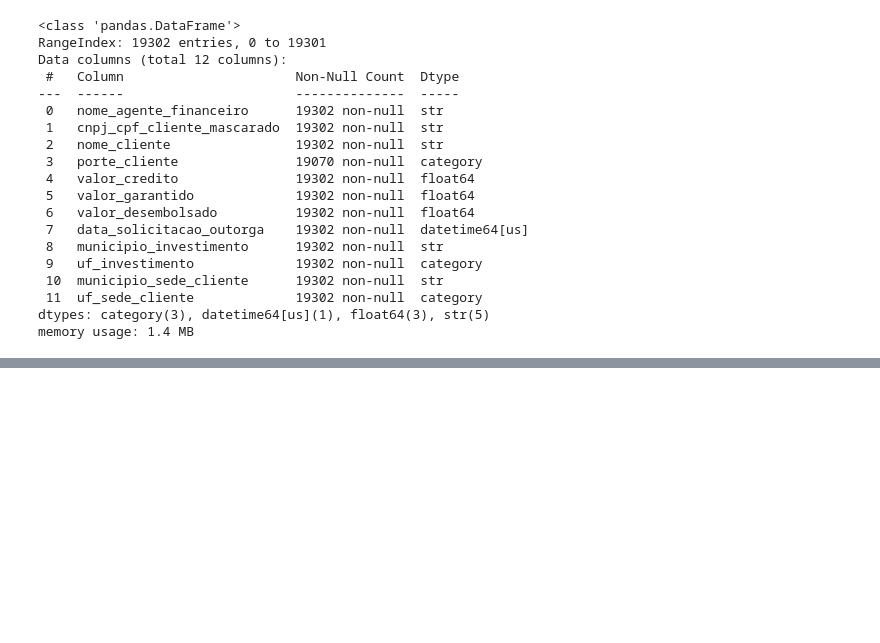
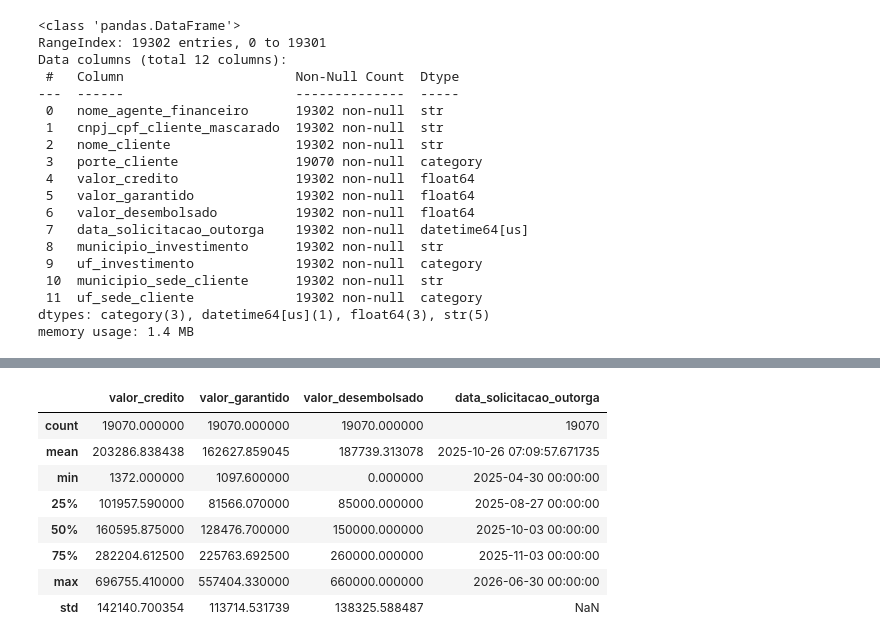
Before and after one commit to LUCASCAZANE/Proj1_Form_Cont_Caixa_Verso, a Jupyter notebook: projeto1_formacao_continuada.ipynb, the cells around one changed output, grey strips where cells are left out. Saved outputs shown, nothing was run; the diff lists cells and outputs as text; code cells hidden in the pictures; blank space fills up the shorter version.

```diff
--- a/projeto1_formacao_continuada.ipynb
+++ b/projeto1_formacao_continuada.ipynb
@@ -339,0 +372,3 @@ memory usage: 1.4 MB
+# %%
+# Removendo linhas onde porte_cliente é NaN
+df_FG_Sebrae = df_FG_Sebrae.dropna(subset=['porte_cliente'])
@@ -339,0 +402,13 @@ memory usage: 1.4 MB
+# %%
+# Estudo das variáveis numéricas
+df_FG_Sebrae.describe()
+# %% [output]
+|  | valor_credito | valor_garantido | valor_desembolsado | data_solicitacao_outorga |
+| count | 19070.000000 | 19070.000000 | 19070.000000 | 19070 |
+| mean | 203286.838438 | 162627.859045 | 187739.313078 | 2025-10-26 07:09:57.671735 |
+| min | 1372.000000 | 1097.600000 | 0.000000 | 2025-04-30 00:00:00 |
+| 25% | 101957.590000 | 81566.070000 | 85000.000000 | 2025-08-27 00:00:00 |
+| 50% | 160595.875000 | 128476.700000 | 150000.000000 | 2025-10-03 00:00:00 |
+| 75% | 282204.612500 | 225763.692500 | 260000.000000 | 2025-11-03 00:00:00 |
+| max | 696755.410000 | 557404.330000 | 660000.000000 | 2026-06-30 00:00:00 |
+| std | 142140.700354 | 113714.531739 | 138325.588487 | NaN |
```
Also changed, not shown: parts of 6 cells of this notebook.
